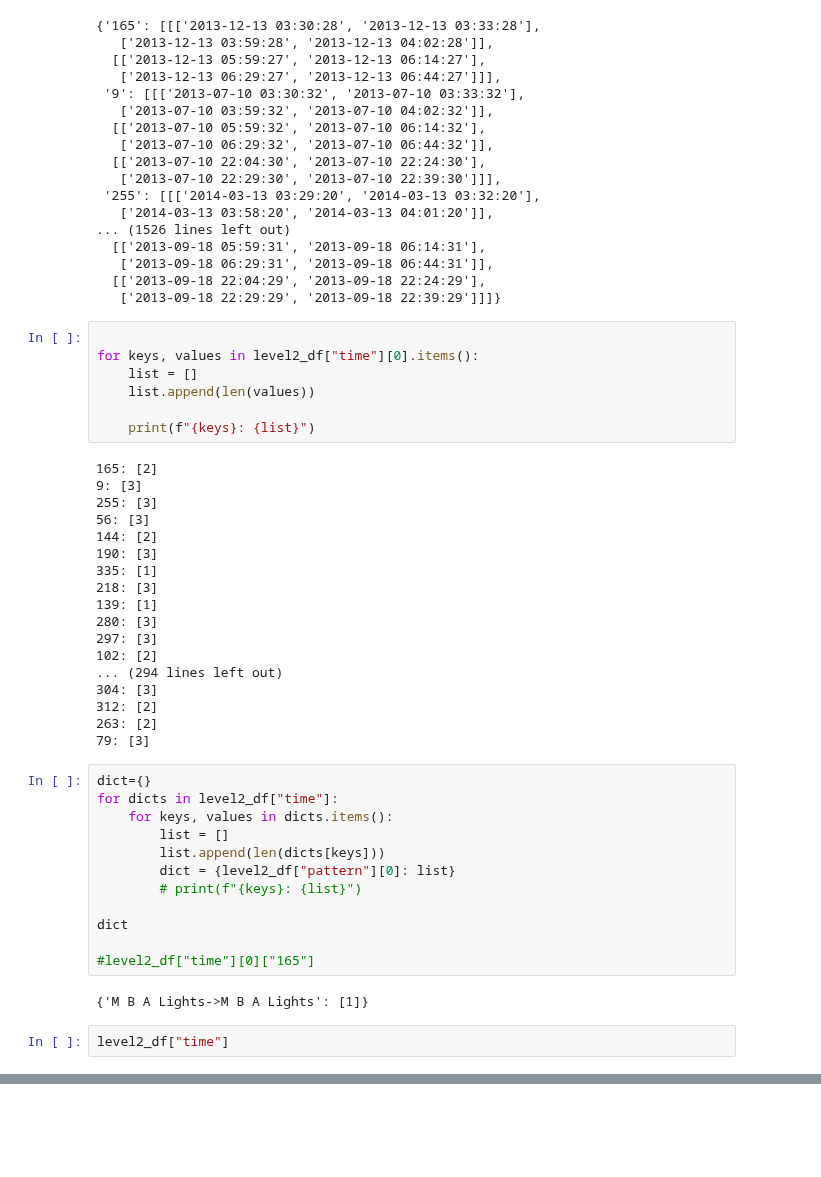
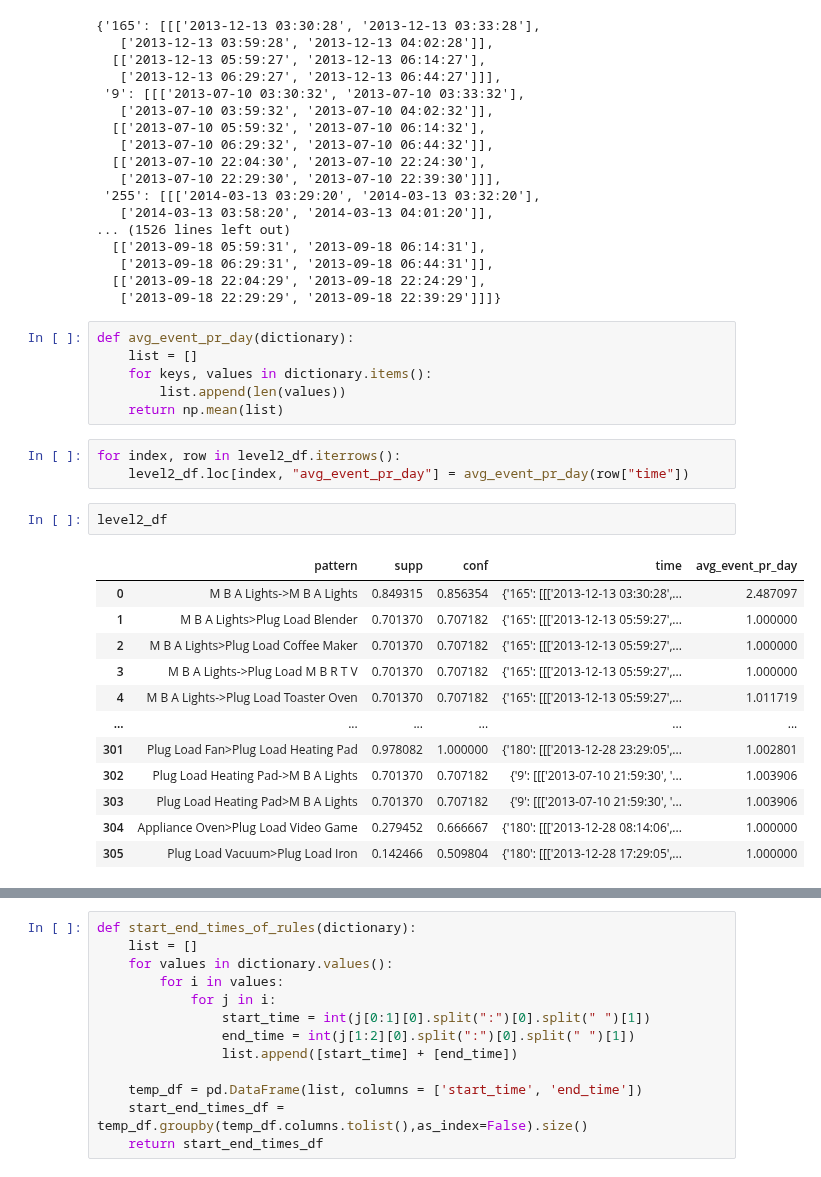
Before and after one commit to christiannielsen98/Datavidenskab-P6, a Jupyter notebook: WIP/Christian/extractions_from_time_post_TPM.ipynb, the cells around one changed output, grey strips where cells are left out. Saved outputs shown, nothing was run; the diff lists cells and outputs as text; blank space fills up the shorter version.

```diff
--- a/WIP/Christian/extractions_from_time_post_TPM.ipynb
+++ b/WIP/Christian/extractions_from_time_post_TPM.ipynb
@@ -51,44 +66,26 @@ level2_df["time"][0]
   [['2013-09-18 22:04:29', '2013-09-18 22:24:29'],
    ['2013-09-18 22:29:29', '2013-09-18 22:39:29']]]}
 # %%
-
-for keys, values in level2_df["time"][0].items():
+def avg_event_pr_day(dictionary):
     list = []
-    list.append(len(values))
-
-    print(f"{keys}: {list}")
+    for keys, values in dictionary.items():
+        list.append(len(values))
+    return np.mean(list)
-# %% [output]
-165: [2]
-9: [3]
-255: [3]
-56: [3]
-144: [2]
-190: [3]
-335: [1]
-218: [3]
-139: [1]
-280: [3]
-297: [3]
-102: [2]
-... (294 lines left out)
-304: [3]
-312: [2]
-263: [2]
-79: [3]
-# %%
-dict={}
-for dicts in level2_df["time"]:
-    for keys, values in dicts.items():
-        list = []
-        list.append(len(dicts[keys]))
-        dict = {level2_df["pattern"][0]: list}
-        # print(f"{keys}: {list}")
-
-dict
-
-#level2_df["time"][0]["165"]
-# %% [output]
-{'M B A Lights->M B A Lights': [1]}
+# %%
+for index, row in level2_df.iterrows():
+    level2_df.loc[index, "avg_event_pr_day"] = avg_event_pr_day(row["time"])
 # %%
-level2_df["time"]
+level2_df
 # %% [output]
+|  | pattern | supp | conf | time | avg_event_pr_day |
+| 0 | M B A Lights->M B A Lights | 0.849315 | 0.856354 | {'165': [[['2013-12-13 03:30:28',... | 2.487097 |
+| 1 | M B A Lights>Plug Load Blender | 0.701370 | 0.707182 | {'165': [[['2013-12-13 05:59:27',... | 1.000000 |
+| 2 | M B A Lights>Plug Load Coffee Maker | 0.701370 | 0.707182 | {'165': [[['2013-12-13 05:59:27',... | 1.000000 |
+| 3 | M B A Lights->Plug Load M B R T V | 0.701370 | 0.707182 | {'165': [[['2013-12-13 05:59:27',... | 1.000000 |
+| 4 | M B A Lights->Plug Load Toaster Oven | 0.701370 | 0.707182 | {'165': [[['2013-12-13 05:59:27',... | 1.011719 |
+| ... | ... | ... | ... | ... | ... |
+| 301 | Plug Load Fan>Plug Load Heating Pad | 0.978082 | 1.000000 | {'180': [[['2013-12-28 23:29:05',... | 1.002801 |
+| 302 | Plug Load Heating Pad->M B A Lights | 0.701370 | 0.707182 | {'9': [[['2013-07-10 21:59:30', '... | 1.003906 |
+| 303 | Plug Load Heating Pad>M B A Lights | 0.701370 | 0.707182 | {'9': [[['2013-07-10 21:59:30', '... | 1.003906 |
+| 304 | Appliance Oven>Plug Load Video Game | 0.279452 | 0.666667 | {'180': [[['2013-12-28 08:14:06',... | 1.000000 |
+| 305 | Plug Load Vacuum>Plug Load Iron | 0.142466 | 0.509804 | {'180': [[['2013-12-28 17:29:05',... | 1.000000 |
@@ -106,0 +93,13 @@ Name: time, Length: 306, dtype: object
+# %%
+def start_end_times_of_rules(dictionary):
+    list = []
+    for values in dictionary.values():
+        for i in values:
+            for j in i:
+                start_time = int(j[0:1][0].split(":")[0].split(" ")[1])
+                end_time = int(j[1:2][0].split(":")[0].split(" ")[1])
+                list.append([start_time] + [end_time])
+
+    temp_df = pd.DataFrame(list, columns = ['start_time', 'end_time'])
+    start_end_times_df = temp_df.groupby(temp_df.columns.tolist(),as_index=False).size()
+    return start_end_times_df
```
Also changed, not shown: parts of 4 cells of this notebook.
